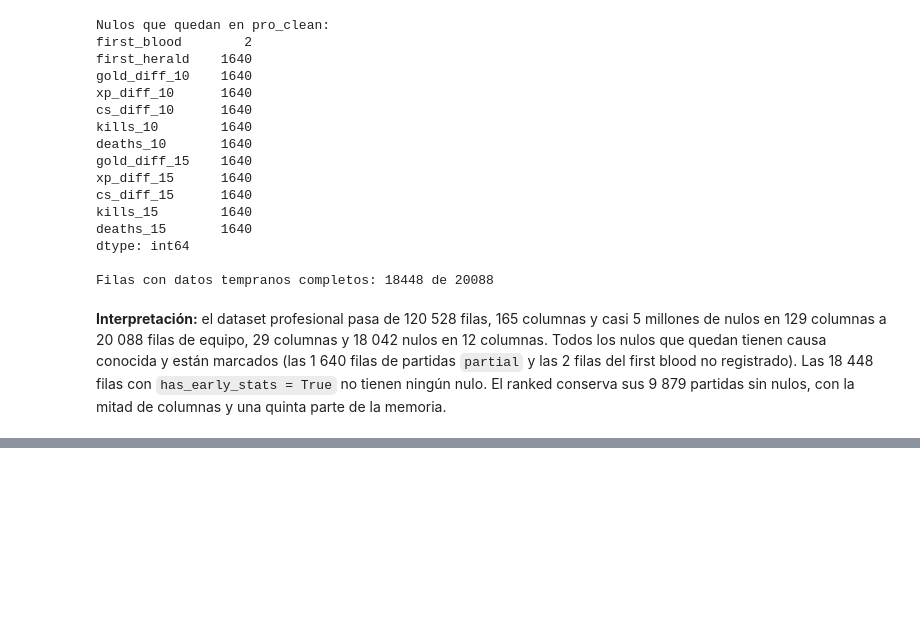
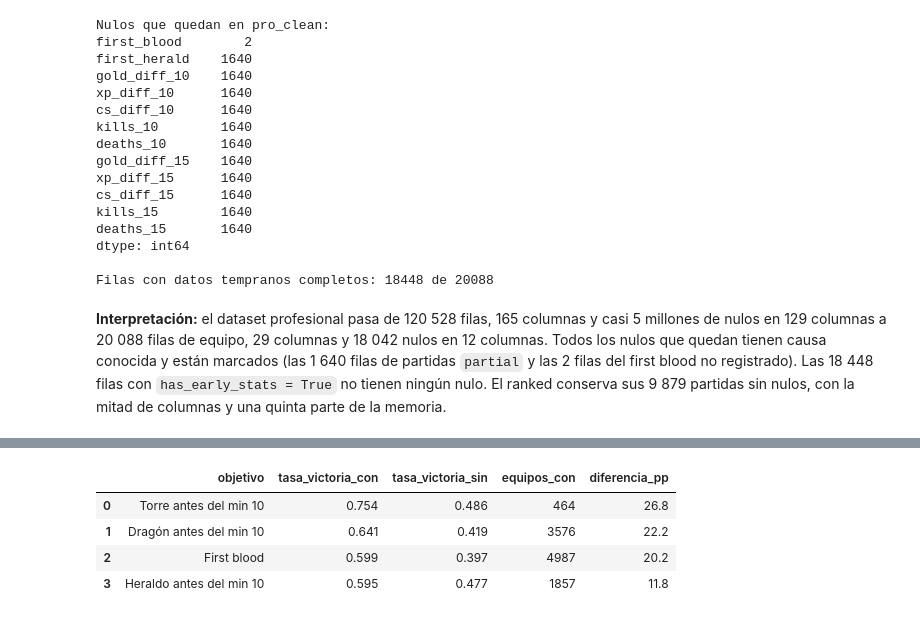
Before and after one commit to juancamilomontes/proyecto-lol-ciencia-datos, a Jupyter notebook: notebooks/data_preparation.ipynb, the cells around one changed output, grey strips where cells are left out. Cells and saved outputs as stored; diff of their text form; code cells hidden in the pictures; blank space fills up the shorter version.

```diff
--- a/notebooks/data_preparation.ipynb
+++ b/notebooks/data_preparation.ipynb
@@ -488,0 +577,18 @@ Filas con datos tempranos completos: 18448 de 20088
+# %%
+# El dataset ranked tiene una fila por partida vista desde el equipo azul.
+ranked_flags = ranked_clean.assign(
+    dragon_10=(ranked_clean['blueDragons'] > 0).astype('int8'),
+    heraldo_10=(ranked_clean['blueHeralds'] > 0).astype('int8'),
+    torre_10=(ranked_clean['blueTowersDestroyed'] > 0).astype('int8'))
+
+objetivos_ranked = tasa_por_objetivo(ranked_flags, {'Torre antes del min 10': 'torre_10',
+                                                    'Dragón antes del min 10': 'dragon_10',
+                                                    'Heraldo antes del min 10': 'heraldo_10',
+                                                    'First blood': 'blueFirstBlood'}, 'blueWins')
+objetivos_ranked
+# %% [output]
+|  | objetivo | tasa_victoria_con | tasa_victoria_sin | equipos_con | diferencia_pp |
+| 0 | Torre antes del min 10 | 0.754 | 0.486 | 464 | 26.8 |
+| 1 | Dragón antes del min 10 | 0.641 | 0.419 | 3576 | 22.2 |
+| 2 | First blood | 0.599 | 0.397 | 4987 | 20.2 |
+| 3 | Heraldo antes del min 10 | 0.595 | 0.477 | 1857 | 11.8 |
```
Also changed, not shown: parts of 26 cells of this notebook.
